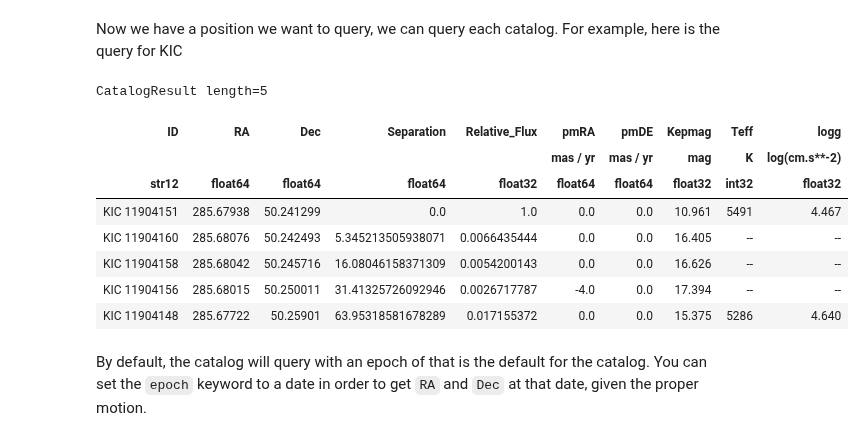
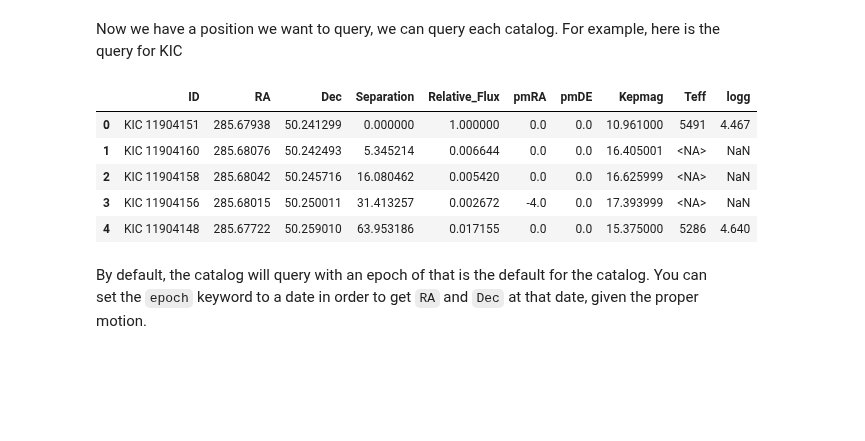
Before and after one commit to lightkurve/lksearch, a Jupyter notebook: docs/tutorials/catalog-searches.ipynb, the cells around one changed output. Drawn from its saved outputs; the diff is of its cells as text; code cells hidden in the pictures; blank space fills up the shorter version.

Commit message:
refactored naming scheme, separated out IDLookup functionality, removed CatalogResult class, returned outputs to DataFrame

```diff
--- a/docs/tutorials/catalog-searches.ipynb
+++ b/docs/tutorials/catalog-searches.ipynb
@@ -35,17 +40,14 @@ c = SkyCoord.from_name("Kepler-10")
 # %% [markdown]
 Now we have a position we want to query, we can query each catalog. For example, here is the query for KIC
 # %%
-CatalogSearch.QueryPosition(c, catalog="kic", max_results=5)
+query_region(c, catalog="kic", max_results=5)
 # %% [output]
-CatalogResult length=5
-| ID | RA | Dec | Separation | Relative_Flux | pmRA | pmDE | Kepmag | Teff | logg |
-|  |  |  |  |  | mas / yr | mas / yr | mag | K | log(cm.s**-2) |
-| str12 | float64 | float64 | float64 | float32 | float64 | float64 | float32 | int32 | float32 |
-| KIC 11904151 | 285.67938 | 50.241299 | 0.0 | 1.0 | 0.0 | 0.0 | 10.961 | 5491 | 4.467 |
-| KIC 11904160 | 285.68076 | 50.242493 | 5.345213505938071 | 0.0066435444 | 0.0 | 0.0 | 16.405 | -- | -- |
-| KIC 11904158 | 285.68042 | 50.245716 | 16.08046158371309 | 0.0054200143 | 0.0 | 0.0 | 16.626 | -- | -- |
-| KIC 11904156 | 285.68015 | 50.250011 | 31.41325726092946 | 0.0026717787 | -4.0 | 0.0 | 17.394 | -- | -- |
-| KIC 11904148 | 285.67722 | 50.25901 | 63.95318581678289 | 0.017155372 | 0.0 | 0.0 | 15.375 | 5286 | 4.640 |
+|  | ID | RA | Dec | Separation | Relative_Flux | pmRA | pmDE | Kepmag | Teff | logg |
+| 0 | KIC 11904151 | 285.67938 | 50.241299 | 0.000000 | 1.000000 | 0.0 | 0.0 | 10.961000 | 5491 | 4.467 |
+| 1 | KIC 11904160 | 285.68076 | 50.242493 | 5.345214 | 0.006644 | 0.0 | 0.0 | 16.405001 | <NA> | NaN |
+| 2 | KIC 11904158 | 285.68042 | 50.245716 | 16.080462 | 0.005420 | 0.0 | 0.0 | 16.625999 | <NA> | NaN |
+| 3 | KIC 11904156 | 285.68015 | 50.250011 | 31.413257 | 0.002672 | -4.0 | 0.0 | 17.393999 | <NA> | NaN |
+| 4 | KIC 11904148 | 285.67722 | 50.259010 | 63.953186 | 0.017155 | 0.0 | 0.0 | 15.375000 | 5286 | 4.640 |
 # %% [markdown]
 By default, the catalog will query with an epoch of that is the default for the catalog. You can set the `epoch` keyword to a date in order to get `RA` and `Dec` at that date, given the proper motion.
 # %%
```
Also changed, not shown: parts of 25 cells of this notebook, 4 other files.
